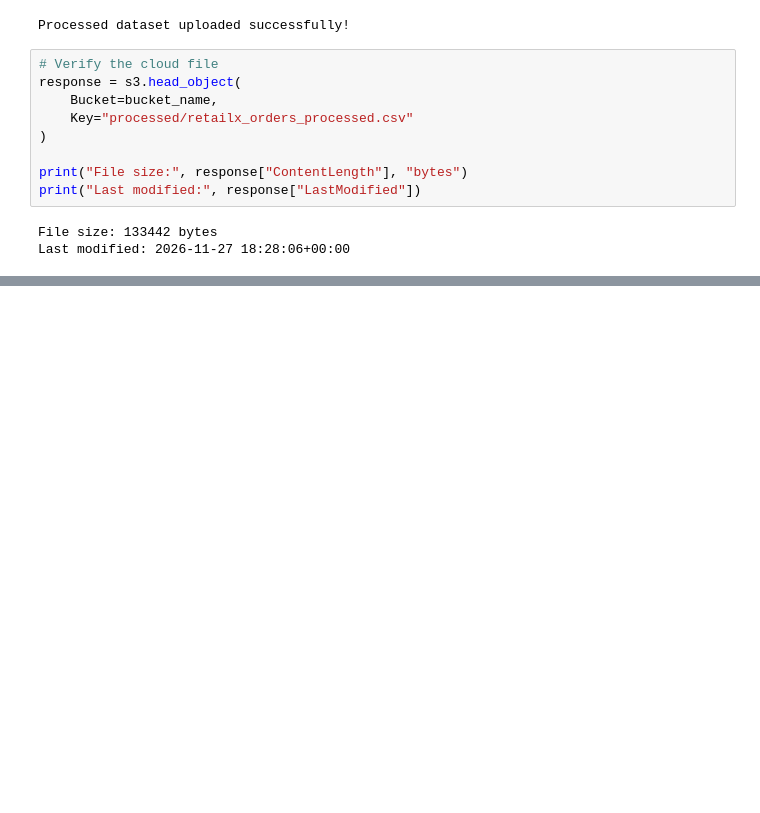
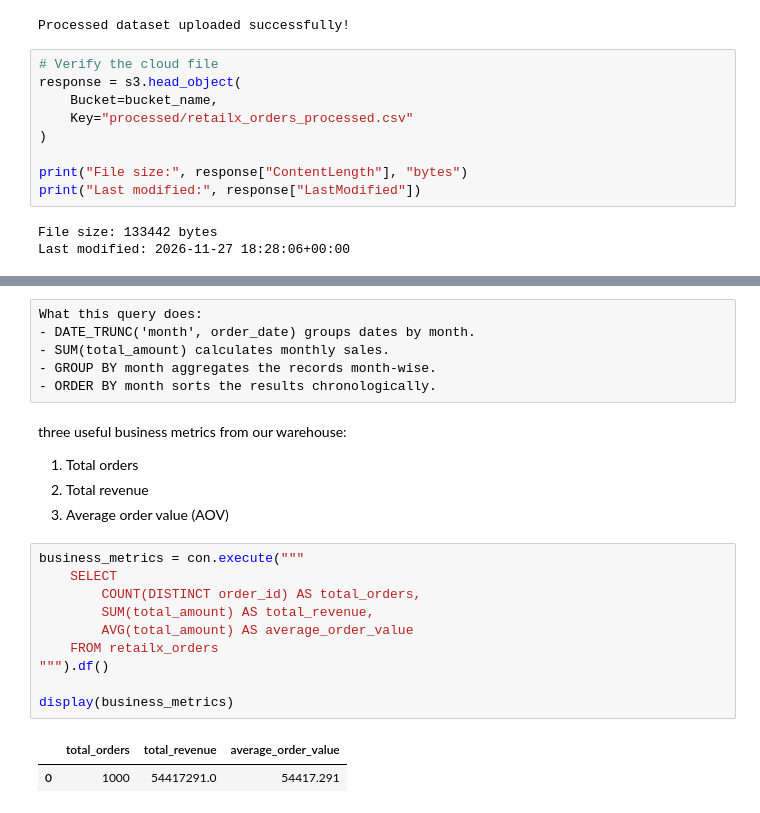
Before and after one commit to AbhayManhas26/end-to-end-data-engineering, a Jupyter notebook: 01_RetailX_Batch_Pipeline.ipynb, the cells around one changed output, grey strips where cells are left out. Drawn from its saved outputs; the diff is of its cells as text; blank space fills up the shorter version.

```diff
--- a/01_RetailX_Batch_Pipeline.ipynb
+++ b/01_RetailX_Batch_Pipeline.ipynb
@@ -978,0 +1081,24 @@ Last modified: 2026-11-27 18:28:06+00:00
+# %% [raw]
+What this query does:
+- DATE_TRUNC('month', order_date) groups dates by month.
+- SUM(total_amount) calculates monthly sales.
+- GROUP BY month aggregates the records month-wise.
+- ORDER BY month sorts the results chronologically.
+# %% [markdown]
+three useful business metrics from our warehouse:
+1. Total orders
+2. Total revenue
+3. Average order value (AOV)
+# %%
+business_metrics = con.execute("""
+    SELECT
+        COUNT(DISTINCT order_id) AS total_orders,
+        SUM(total_amount) AS total_revenue,
+        AVG(total_amount) AS average_order_value
+    FROM retailx_orders
+""").df()
+
+display(business_metrics)
+# %% [output]
+|  | total_orders | total_revenue | average_order_value |
+| 0 | 1000 | 54417291.0 | 54417.291 |
```
Also changed, not shown: parts of 10 cells of this notebook.
